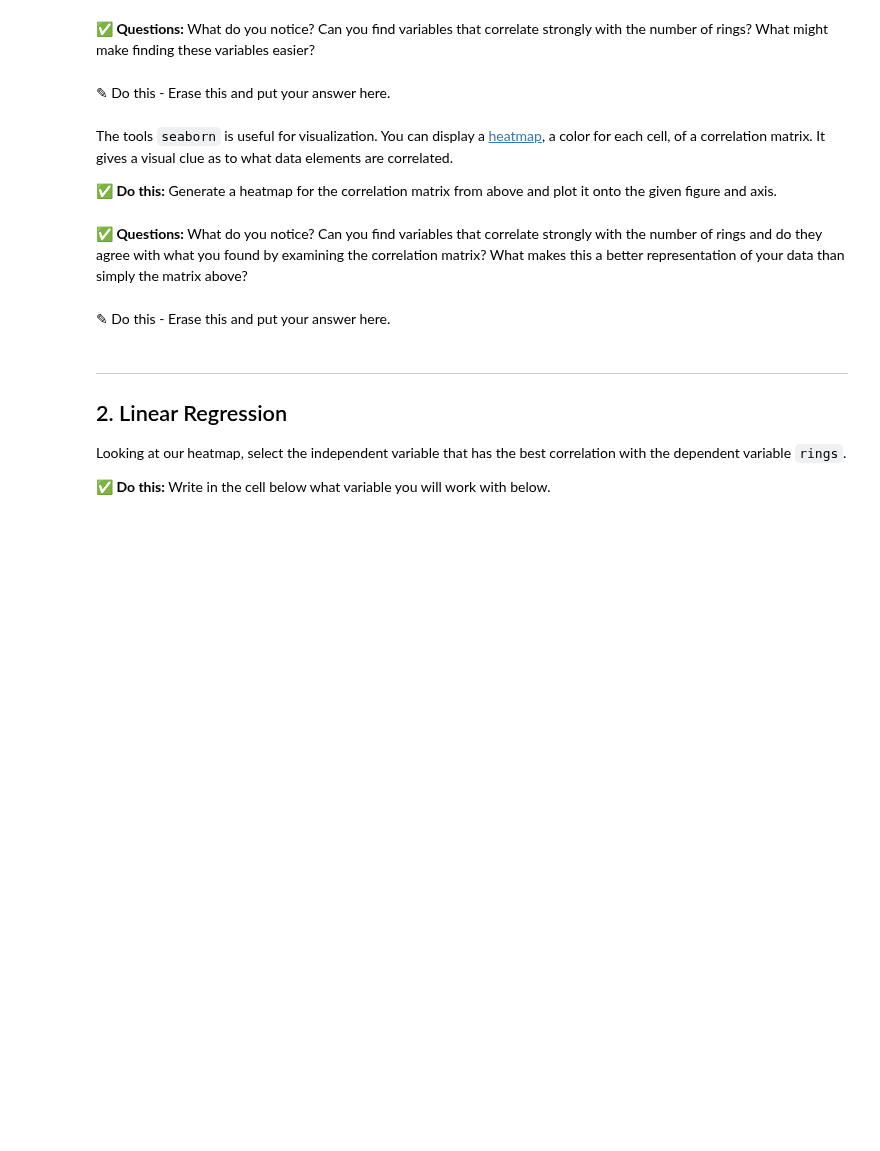
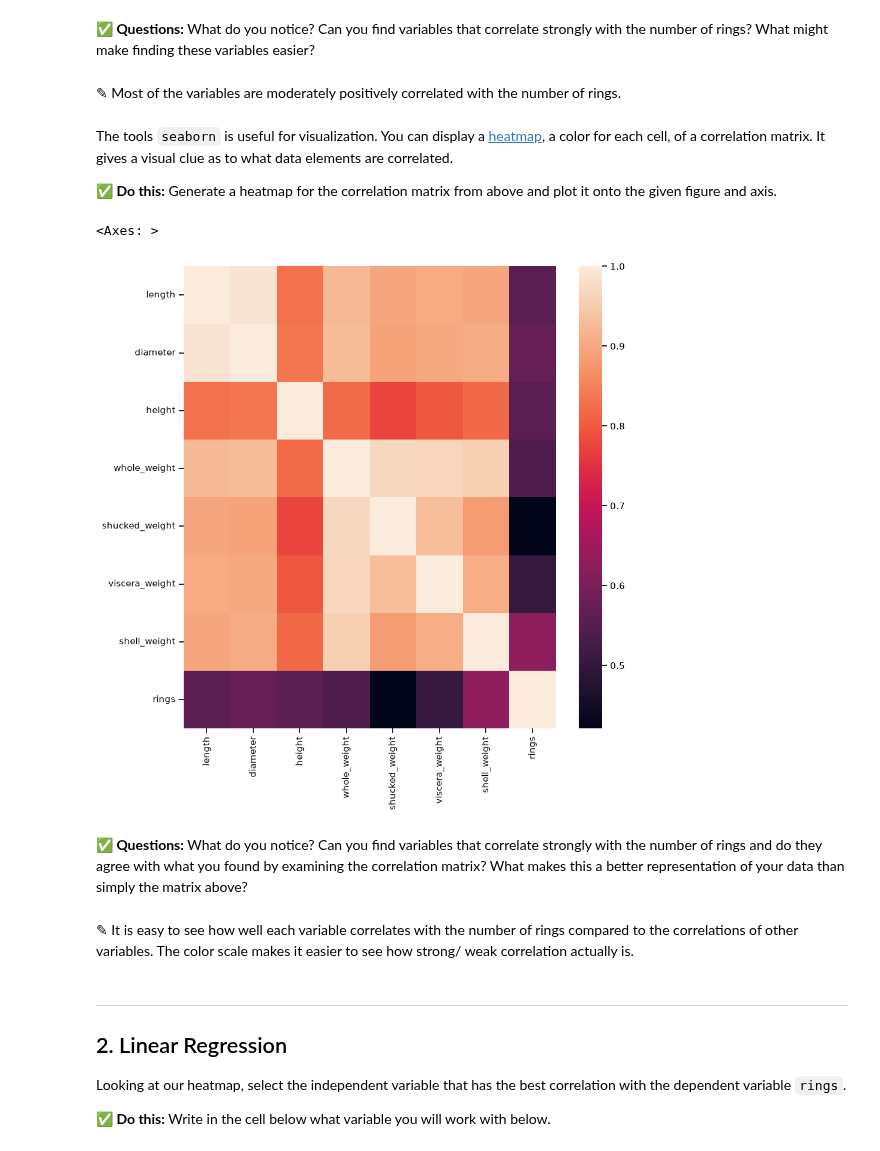
Before and after one commit to alvagile-1811/CMSE202-f26-turnin, a Jupyter notebook: Day-13/Day-13_In-Class-Regression-STUDENT.ipynb, the cells around one changed output. Saved outputs shown, nothing was run; the diff lists cells and outputs as text; code cells hidden in the pictures; blank space fills up the shorter version.

```diff
--- a/Day-13/Day-13_In-Class-Regression-STUDENT.ipynb
+++ b/Day-13/Day-13_In-Class-Regression-STUDENT.ipynb
@@ -115,3 +139,5 @@ The diagonal of the matrix is all ones since that the correlation of the column
 **&#9989; Do This:** Calculate and display the correlation matrix associated with your data. NOTE: Depending on your pandas version, this step might initially give you an error. If this is the case, remove the sex column from the dataframe.
 # %%
 # put your code here
+corr_matrix = abalone.corr(numeric_only=True)
+corr_matrix
@@ -118,7 +154,7 @@ The diagonal of the matrix is all ones since that the correlation of the column
 # %% [markdown]
 **&#9989; Questions:** What do you notice? Can you find variables that correlate strongly with the number of rings? What might make finding these variables easier?
-# %% [markdown]
-<font size=+3>&#9998;</font> Do this - Erase this and put your answer here.
+# %% [markdown]
+<font size=+3>&#9998;</font> Most of the variables are moderately positively correlated with the number of rings.
 # %% [markdown]
 The tools `seaborn` is useful for visualization. You can display a [heatmap](https://seaborn.pydata.org/generated/seaborn.heatmap.html), a color for each cell, of a correlation matrix. It gives a visual clue as to what data elements are correlated.
 
@@ -126,10 +162,14 @@ The tools `seaborn` is useful for visualization. You can display a [heatmap](htt
 # %%
 fig, ax = plt.subplots(1,1, figsize = (10,10) )
 # put your code here
+sns.heatmap(corr_matrix)
+# %% [output]
+<Axes: >
+[figure, added]
 # %% [markdown]
 **&#9989; Questions:** What do you notice? Can you find variables that correlate strongly with the number of rings and do they agree with what you found by examining the correlation matrix? What makes this a better representation of your data than simply the matrix above?
-# %% [markdown]
-<font size=+3>&#9998;</font> Do this - Erase this and put your answer here.
+# %% [markdown]
+<font size=+3>&#9998;</font> It is easy to see how well each variable correlates with the number of rings compared to the correlations of other variables. The color scale makes it easier to see how strong/ weak correlation actually is.
 # %% [markdown]
 ---
 <a id="regression"></a>
```
Also changed, not shown: parts of 30 cells of this notebook.
